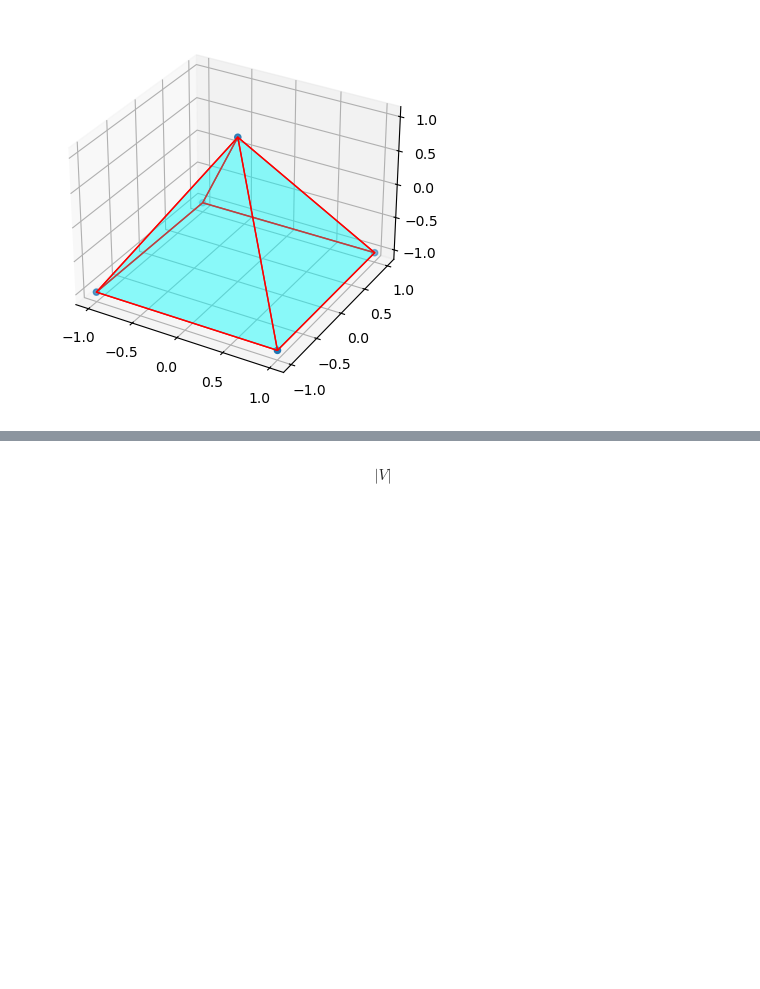
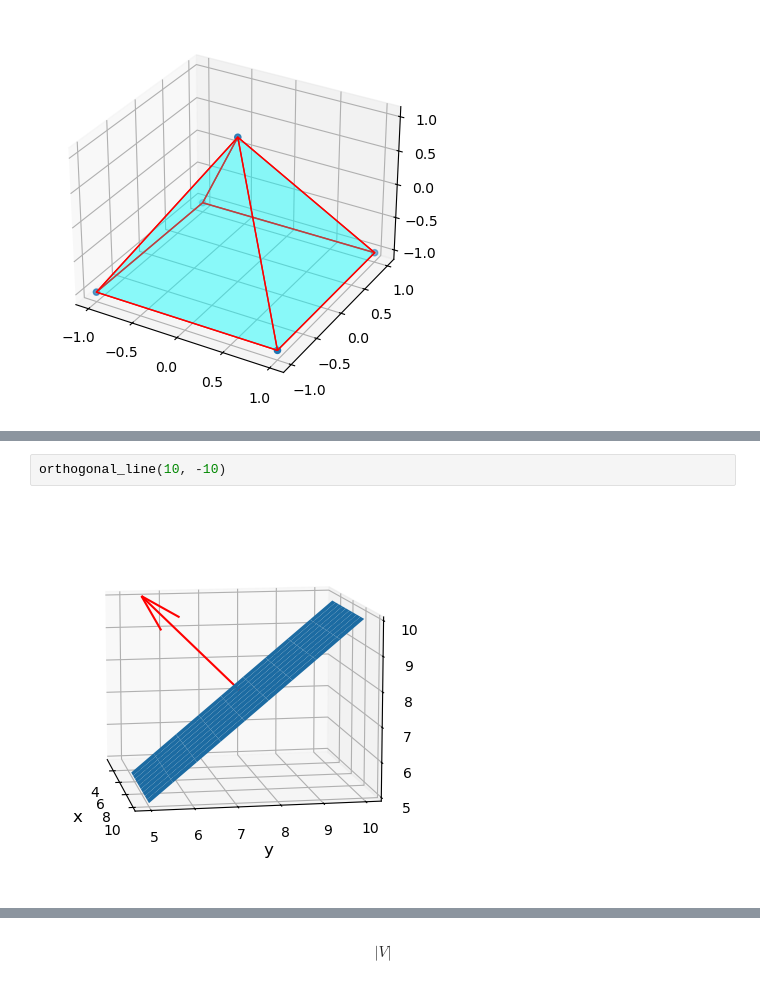
Before and after one commit to nikolayzhechev/Ray-Tracing-Algorithm-and-Ray-Tracer, a Jupyter notebook: Notes.ipynb, the cells around one changed output, grey strips where cells are left out. Drawn from its saved outputs; the diff is of its cells as text; blank space fills up the shorter version.

```diff
--- a/Notes.ipynb
+++ b/Notes.ipynb
@@ -179,0 +184,4 @@ def define_pyramid ():
+# %%
+orthogonal_line(10, -10)
+# %% [output]
+[figure, added]
```
Also changed, not shown: parts of 13 cells of this notebook, 1 other file.
